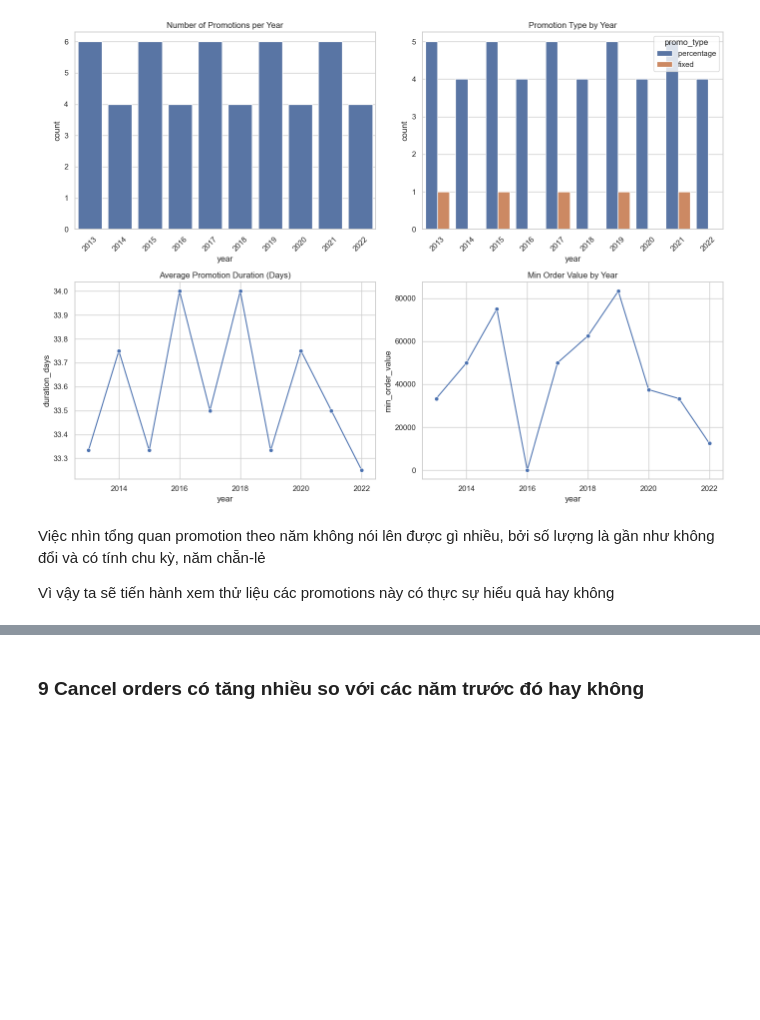
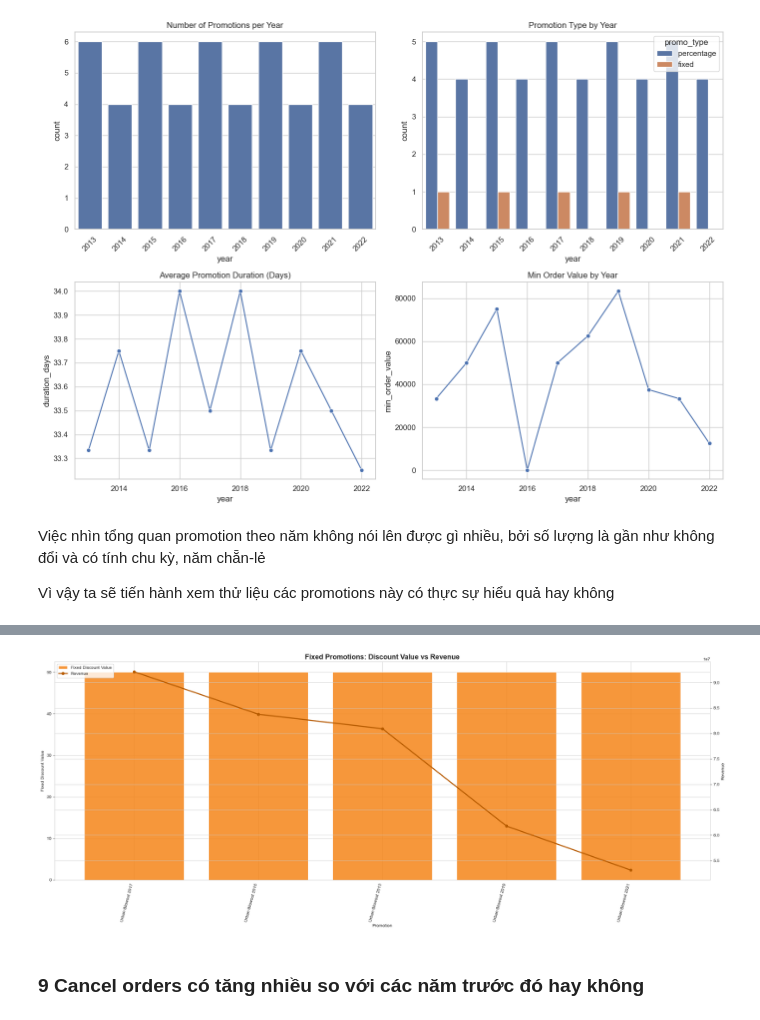
Before and after one commit to bee1zebub05/datathon-2026, a Jupyter notebook: insight.ipynb, the cells around one changed output, grey strips where cells are left out. Saved outputs shown, nothing was run; the diff lists cells and outputs as text; code cells hidden in the pictures; blank space fills up the shorter version.

```diff
--- a/insight.ipynb
+++ b/insight.ipynb
@@ -254,3 +496,87 @@ plt.show()
+# %%
+import pandas as pd
+import numpy as np
+import seaborn as sns
+import matplotlib.pyplot as plt
+
+# Load data
+promo = pd.read_csv('data/promotions.csv')
+order_items = pd.read_csv('data/order_items.csv')
+
+df = order_items[
+    order_items['promo_id'].notna() & order_items['promo_id_2'].isna()
+].copy()
+
+df = df.merge(
+    promo[['promo_id', 'promo_name', 'promo_type', 'discount_value']],
+    on='promo_id',
+    how='left'
+)
+
+df = df[df['promo_type'] == 'fixed'].copy()
+
+df['gross_value'] = df['quantity'] * df['unit_price']
+df['net_revenue'] = df['gross_value'] - df['discount_amount']
+
+promo_fixed = df.groupby(['promo_name', 'discount_value'], as_index=False).agg(
+    total_revenue=('net_revenue', 'sum'),
+    total_discount=('discount_amount', 'sum'),
+    total_items=('quantity', 'sum'),
+    total_orders=('order_id', 'nunique')
+)
+
+promo_fixed = promo_fixed.sort_values(
+    ['discount_value', 'total_revenue'],
+    ascending=[False, False]
+).reset_index(drop=True)
+
+promo_fixed['x'] = np.arange(len(promo_fixed))
+
+sns.set_style("whitegrid")
+fig, ax1 = plt.subplots(figsize=(22, 9))
+ax2 = ax1.twinx()
+
+bar_color = '#F58518'
+line_color = '#B85C00'
+
+ax1.bar(
+    promo_fixed['x'],
+    promo_fixed['discount_value'],
+    color=bar_color,
+    alpha=0.85,
+    label='Fixed Discount Value'
+)
+
+ax2.plot(
+    promo_fixed['x'],
+    promo_fixed['total_revenue'],
+    color=line_color,
+    marker='o',
+    linewidth=2.5,
+    label='Revenue'
+)
+
+ax1.set_xticks(promo_fixed['x'])
+ax1.set_xticklabels(promo_fixed['promo_name'], rotation=75, ha='right')
+
+ax1.set_xlabel('Promotion')
+ax1.set_ylabel('Fixed Discount Value')
+ax2.set_ylabel('Revenue')
+
+ax1.set_title(
+    'Fixed Promotions: Discount Value vs Revenue',
+    fontsize=16,
+    fontweight='bold'
+)
+
+handles1, labels1 = ax1.get_legend_handles_labels()
+handles2, labels2 = ax2.get_legend_handles_labels()
+ax1.legend(handles1 + handles2, labels1 + labels2, loc='upper left')
+
+plt.tight_layout()
+plt.show()
+# %% [output]
+[figure, added]
 # %% [markdown]
 ### 9 Cancel orders có tăng nhiều so với các năm trước đó hay không
 # %%
```
Also changed, not shown: parts of 9 cells of this notebook.
